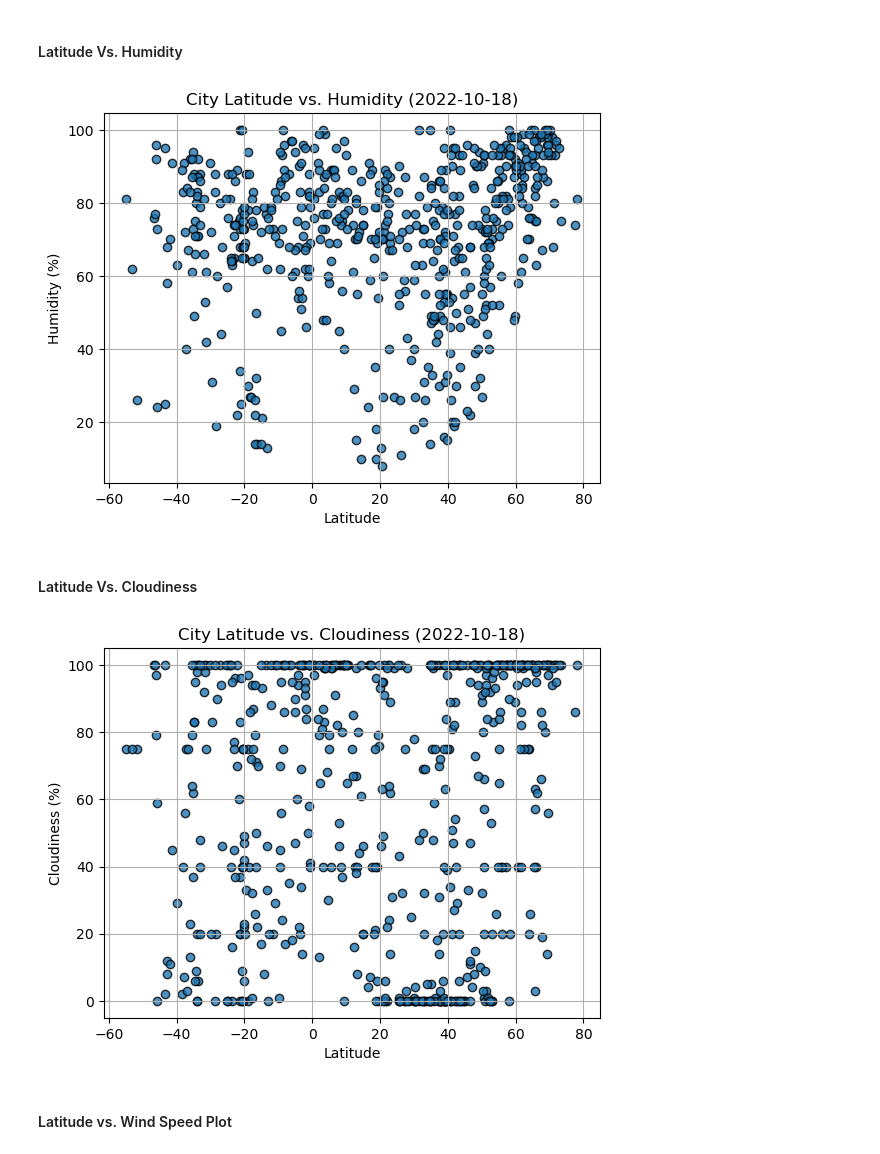
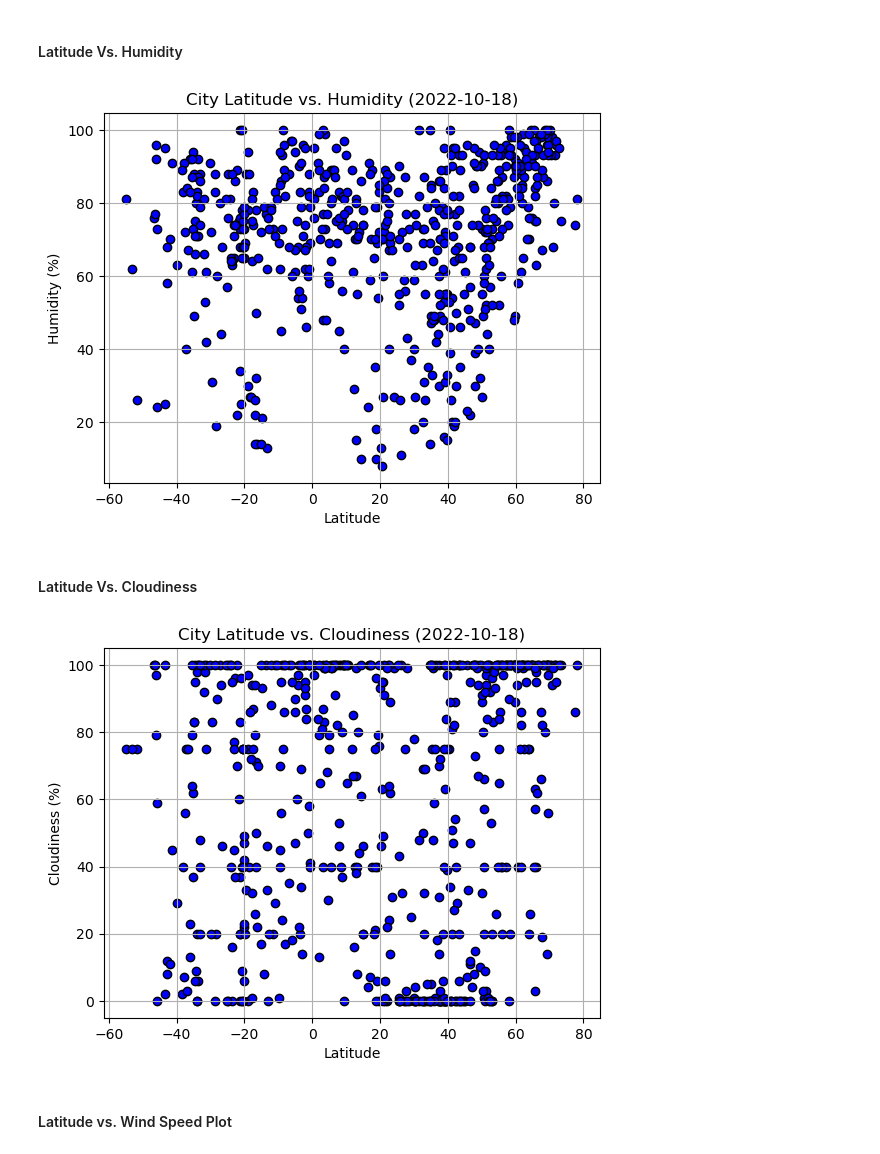
Before and after one commit to Y1U9M9A4I/python-api-challenge, a Jupyter notebook: WeatherPy/WeatherPy_Analysis.ipynb, the cells around one changed output. Saved outputs shown, nothing was run; the diff lists cells and outputs as text; code cells hidden in the pictures.

```diff
--- a/WeatherPy/WeatherPy_Analysis.ipynb
+++ b/WeatherPy/WeatherPy_Analysis.ipynb
@@ -187,7 +216,7 @@ Index: []>
 city_data_df.to_csv("output_data/cities.csv", index_label="City_ID")
 # %%
 # Read saved data
-city_data_df = pd.read_csv("output_data/cities.csv", index_col="City_ID")
+city_data_df = pd.read_csv("output_data/cities2.csv", index_col="City_ID")
 
 # Display sample data
 city_data_df.head()
@@ -219,29 +253,29 @@ KeyError: 'Lat'
 #### Latitude Vs. Humidity
 # %%
 # Build the scatter plots for latitude vs. humidity
-plt.scatter(city_data_df["Lat"], city_data_df["humidity"], marker="o", facecolors="blue", edgecolors="black")
+plt.scatter(city_data_df["Lat"], city_data_df["Humidity"], marker="o", facecolors="blue", edgecolors="black")
 
 # Incorporate the other graph properties
 plt.title("City Latitude vs. Humidity (2022-10-18)")
 plt.ylabel("Humidity (%)")
 plt.xlabel("Latitude")
 plt.grid(True)
 
 # Incorporate the other graph properties
 # YOUR CODE HERE
 
 # Save the figure
 plt.savefig("output_data/Fig2.png")
 
 # Show plot
 plt.show()
 # %% [output]
-[figure, old version]
+[figure, new version]
 # %% [markdown]
 #### Latitude Vs. Cloudiness
 # %%
 # Build the scatter plots for latitude vs. cloudiness
-plt.scatter(city_data_df["Lat"], city_data_df["Cloudiness (%)"], marker="o", facecolors="blue", edgecolors="black")
+plt.scatter(city_data_df["Lat"], city_data_df["Cloudiness"], marker="o", facecolors="blue", edgecolors="black")
 
 # Incorporate the other graph properties
 plt.title("City Latitude vs. Cloudiness (2022-10-18)")
@@ -258,7 +292,7 @@ plt.savefig("output_data/Fig3.png")
 # Show plot
 plt.show()
 # %% [output]
-[figure, old version]
+[figure, new version]
 # %% [markdown]
 #### Latitude vs. Wind Speed Plot
 # %%
```
Also changed, not shown: parts of 16 cells of this notebook, 5 other files.
